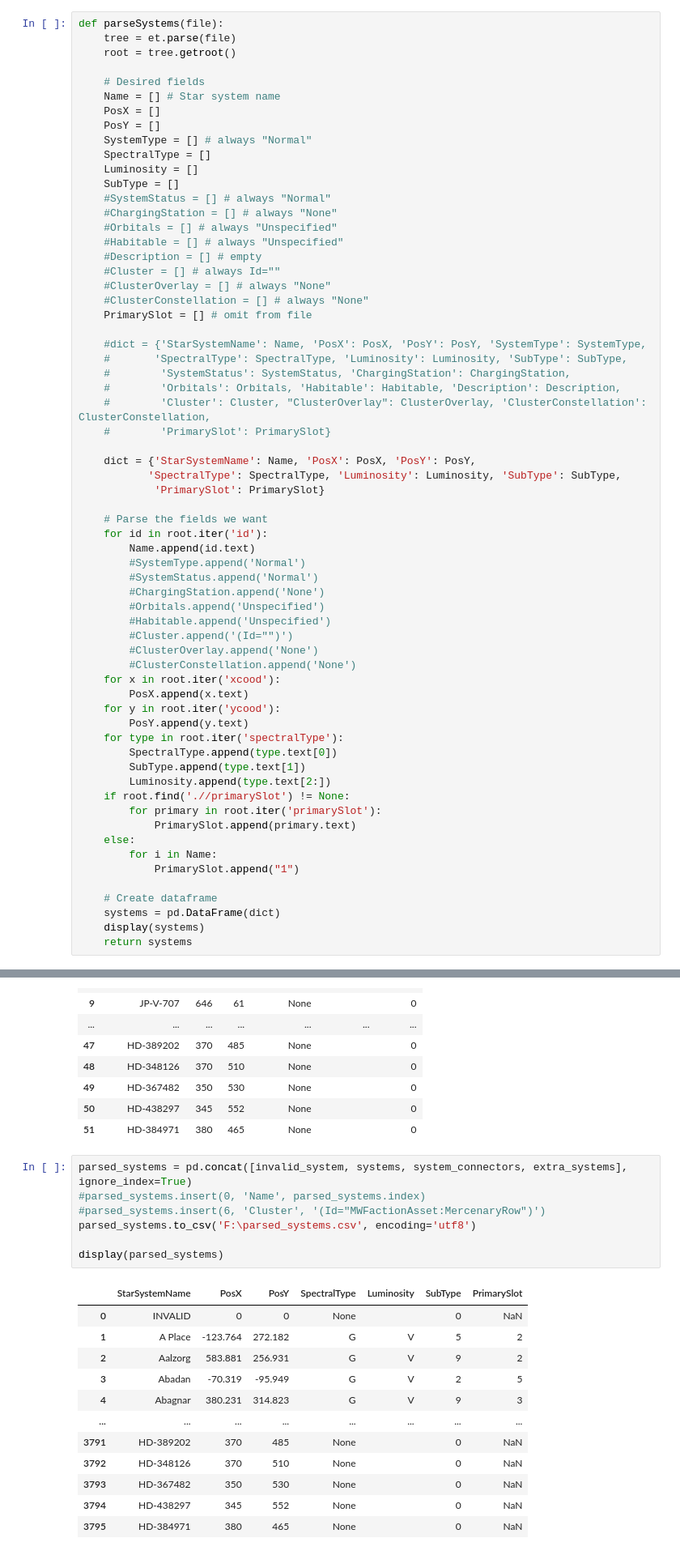
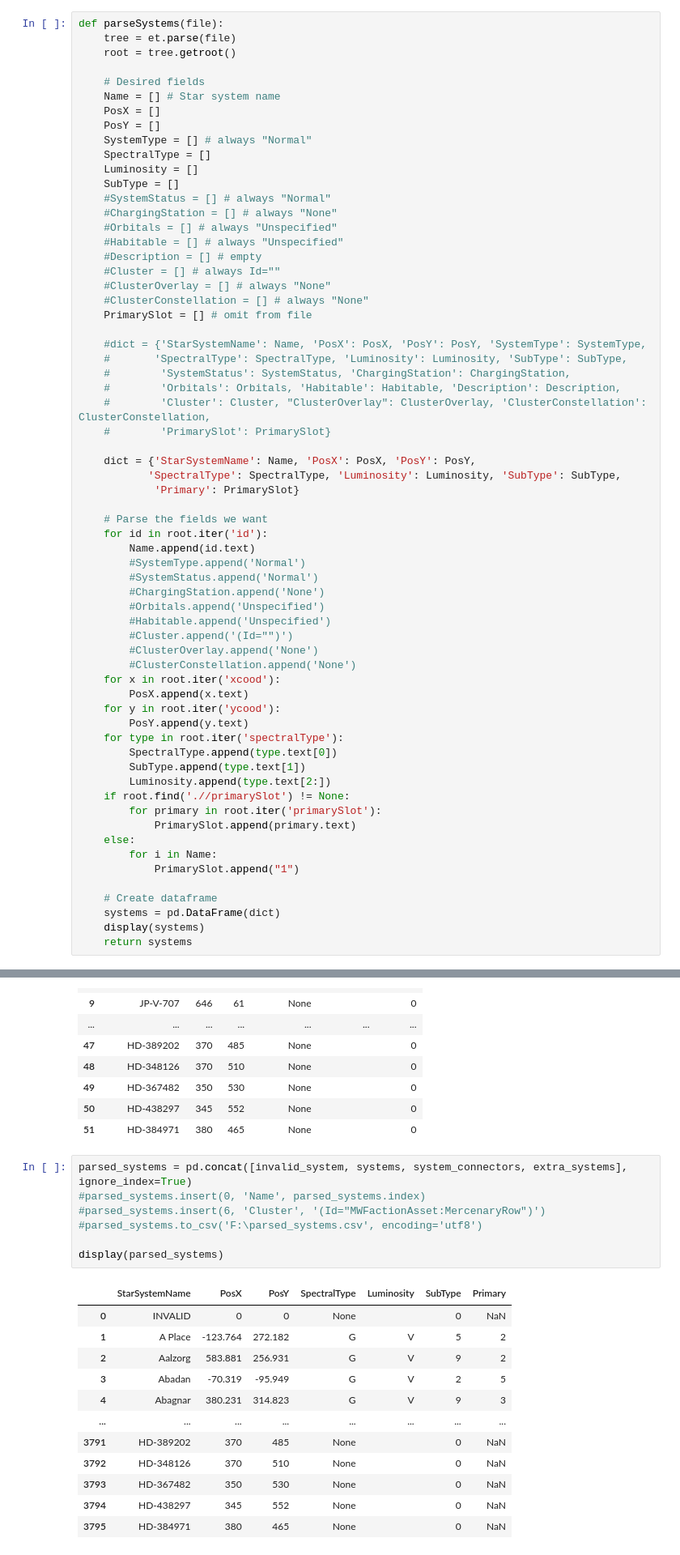
Before and after one commit to dijidiji/mw5-universe, a Jupyter notebook: parsing/parseSystems.ipynb, the cells around one changed output, grey strips where cells are left out. Shown at 81% size. Saved outputs shown, nothing was run; the diff lists cells and outputs as text.

```diff
--- a/parsing/parseSystems.ipynb
+++ b/parsing/parseSystems.ipynb
@@ -37,7 +41,7 @@ def parseSystems(file):
 
     dict = {'StarSystemName': Name, 'PosX': PosX, 'PosY': PosY,
            'SpectralType': SpectralType, 'Luminosity': Luminosity, 'SubType': SubType,
-            'PrimarySlot': PrimarySlot}
+            'Primary': PrimarySlot}
 
     # Parse the fields we want
     for id in root.iter('id'):
@@ -142,12 +146,12 @@ with open('F:\extra_systems.csv', encoding='utf8') as file:
 # %%
 parsed_systems = pd.concat([invalid_system, systems, system_connectors, extra_systems], ignore_index=True)
 #parsed_systems.insert(0, 'Name', parsed_systems.index)
 #parsed_systems.insert(6, 'Cluster', '(Id="MWFactionAsset:MercenaryRow")')
-parsed_systems.to_csv('F:\parsed_systems.csv', encoding='utf8')
+#parsed_systems.to_csv('F:\parsed_systems.csv', encoding='utf8')
 
 display(parsed_systems)
 # %% [output]
-|  | StarSystemName | PosX | PosY | SpectralType | Luminosity | SubType | PrimarySlot |
+|  | StarSystemName | PosX | PosY | SpectralType | Luminosity | SubType | Primary |
 | 0 | INVALID | 0 | 0 | None |  | 0 | NaN |
 | 1 | A Place | -123.764 | 272.182 | G | V | 5 | 2 |
 | 2 | Aalzorg | 583.881 | 256.931 | G | V | 9 | 2 |
```
Also changed, not shown: parts of 10 cells of this notebook.
